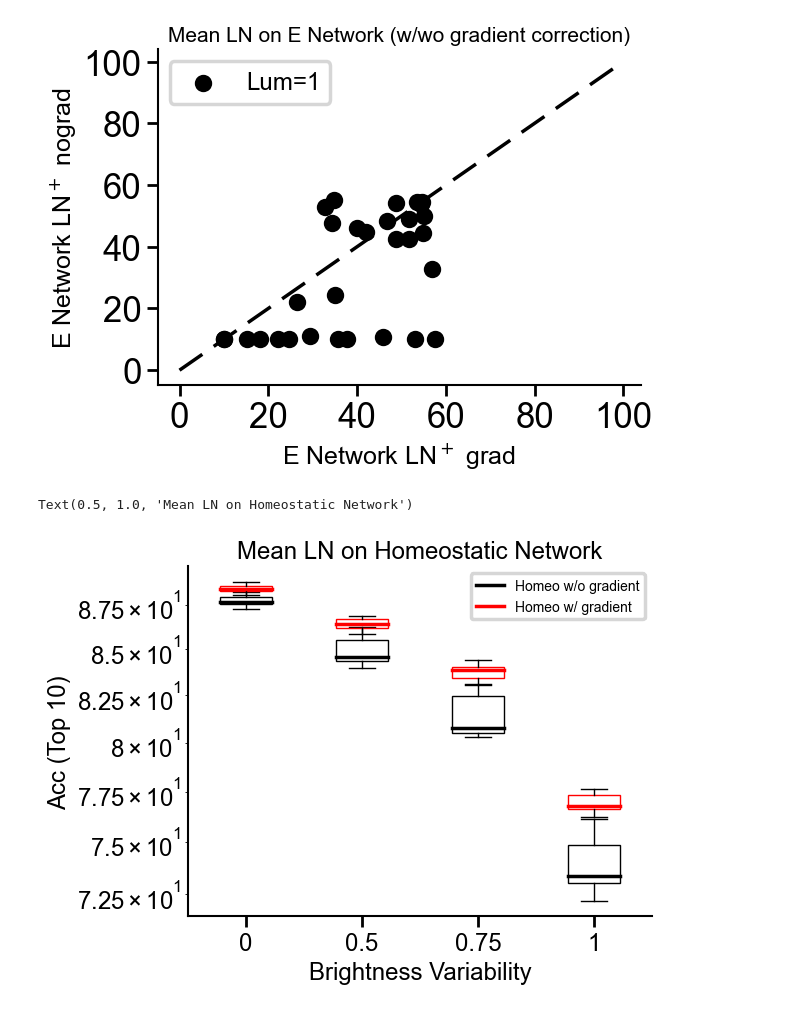
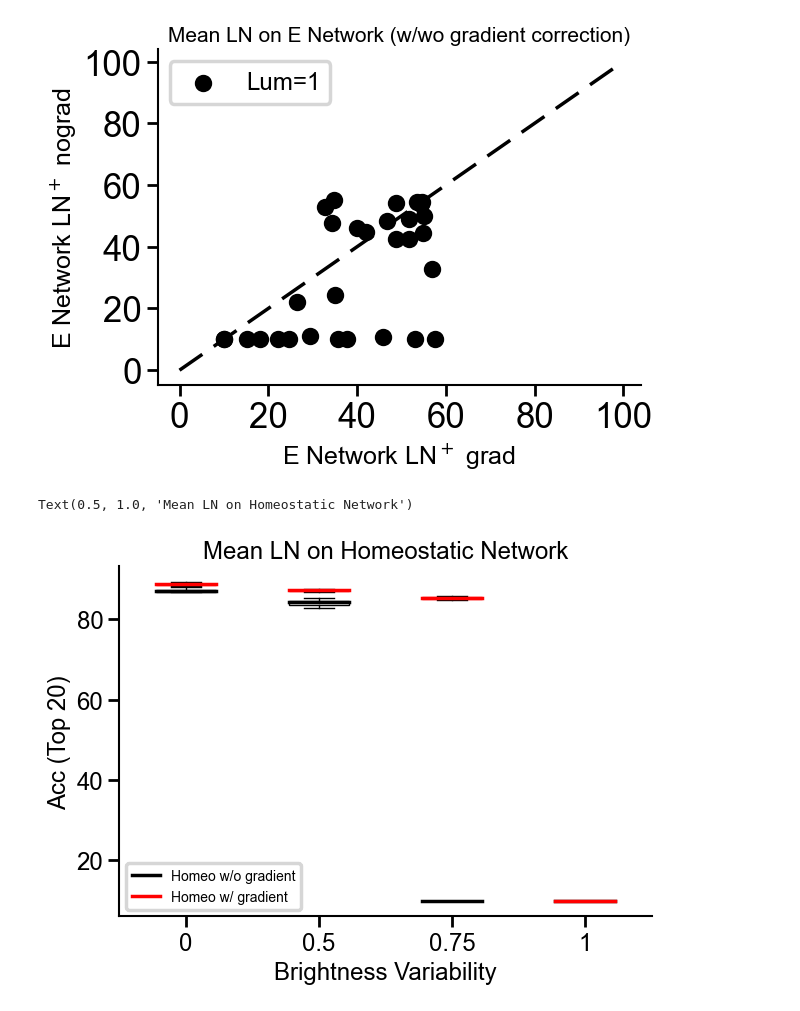
Before and after one commit to RoyHEyono/HomeostaticDANN, a Jupyter notebook: models/dense_mnist_task/notebooks/ln_norm_figures.ipynb, the cells around one changed output. Cells and saved outputs as stored; diff of their text form; code cells hidden in the pictures.

```diff
--- a/models/dense_mnist_task/notebooks/ln_norm_figures.ipynb
+++ b/models/dense_mnist_task/notebooks/ln_norm_figures.ipynb
@@ -371,41 +371,41 @@ plt.show()
 # %%
 fig, ax = plt.subplots()
 brightness_factor = [0, 0.5, 0.75, 1]
-best_n_runs = 10
+best_n_runs = 20
 noln_e_acc = []
 ln_e_acc = []
 lmbda=1
 
 for bf in brightness_factor:
 
-    layernorm_e_network = fetch_runs(api, entity='project_danns', project_name='Luminosity_MeanHomeostasis', filters={"config.dataset": "fashionmnist",
+    layernorm_e_network = fetch_runs(api, entity='project_danns', project_name='Luminosity_LNHomeostasis', filters={"config.dataset": "fashionmnist",
                                                             "config.brightness_factor": bf, "config.normtype": 0, "config.excitation_training": 1, "config.normtype_detach": 0,
                                                             "config.homeostasis":1, "config.use_testset": True}, order="-summary_metrics.test_acc")[:best_n_runs]
-    layernorm_e_no_bkwd_network = fetch_runs(api, entity='project_danns', project_name='Luminosity_MeanHomeostasis', filters={"config.dataset": "fashionmnist",
+    layernorm_e_no_bkwd_network = fetch_runs(api, entity='project_danns', project_name='Luminosity_LNHomeostasis', filters={"config.dataset": "fashionmnist",
                                                             "config.brightness_factor": bf, "config.normtype": 0, "config.excitation_training": 1, "config.normtype_detach": 1,
                                                             "config.homeostasis":1, "config.use_testset": True}, order="-summary_metrics.test_acc")[:best_n_runs]
 
 
     noln_e_acc.append([run_noln.summary['test_acc'] for run_noln in layernorm_e_no_bkwd_network ])
     ln_e_acc.append([run_ln.summary['test_acc'] for run_ln in layernorm_e_network])
 
 bp1_e = ax.boxplot(np.array(noln_e_acc).T, patch_artist=True, boxprops=dict(color='black', facecolor='none'), medianprops=dict(linestyle='-', linewidth=2.5, color='black'),
                          showbox=True, showfliers=False)
 bp2_e = ax.boxplot(np.array(ln_e_acc).T, patch_artist=True, boxprops=dict(color='red', facecolor='none'), medianprops=dict(linestyle='-', linewidth=2.5, color='red'),
                          showfliers=False)
 # Create custom x-axis tick labels
 custom_xticks = ['0', '0.5', '0.75', '1']
 ax.set_xticks(np.arange(1, len(custom_xticks) + 1))
 ax.set_xticklabels(custom_xticks)
 
 ax.set_xlabel('Brightness Variability')
 ax.set_ylabel(f'Acc (Top {best_n_runs})')
 ax.legend([bp1_e["medians"][0], bp2_e["medians"][0]], ['Homeo w/o gradient', 'Homeo w/ gradient'], fontsize="10", loc ="best")
-ax.set_yscale('log')
+# ax.set_yscale('log')
 ax.set_title('Mean LN on Homeostatic Network')
 # %% [output]
 Text(0.5, 1.0, 'Mean LN on Homeostatic Network')
-[figure, old version]
+[figure, new version]
 # %%
 
 fig, ax = plt.subplots()
```
Also changed, not shown: parts of 5 cells of this notebook, 3 other files.
